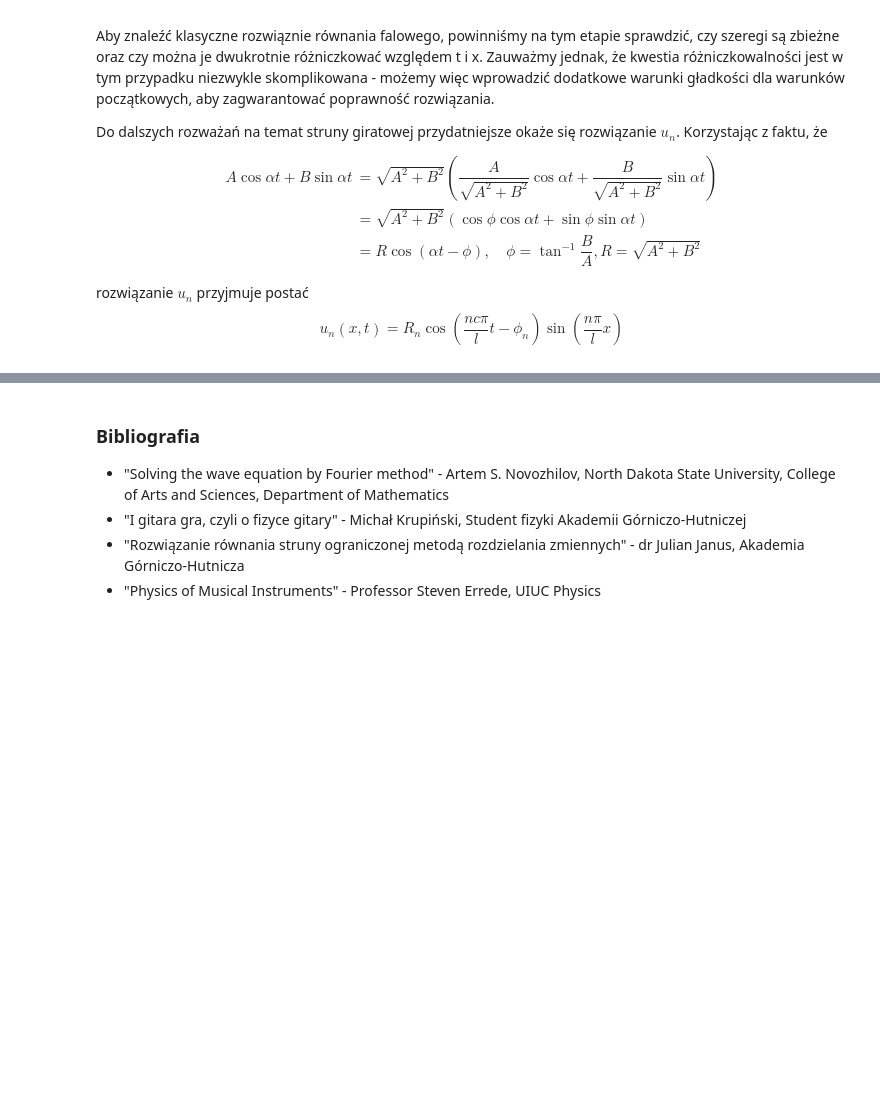
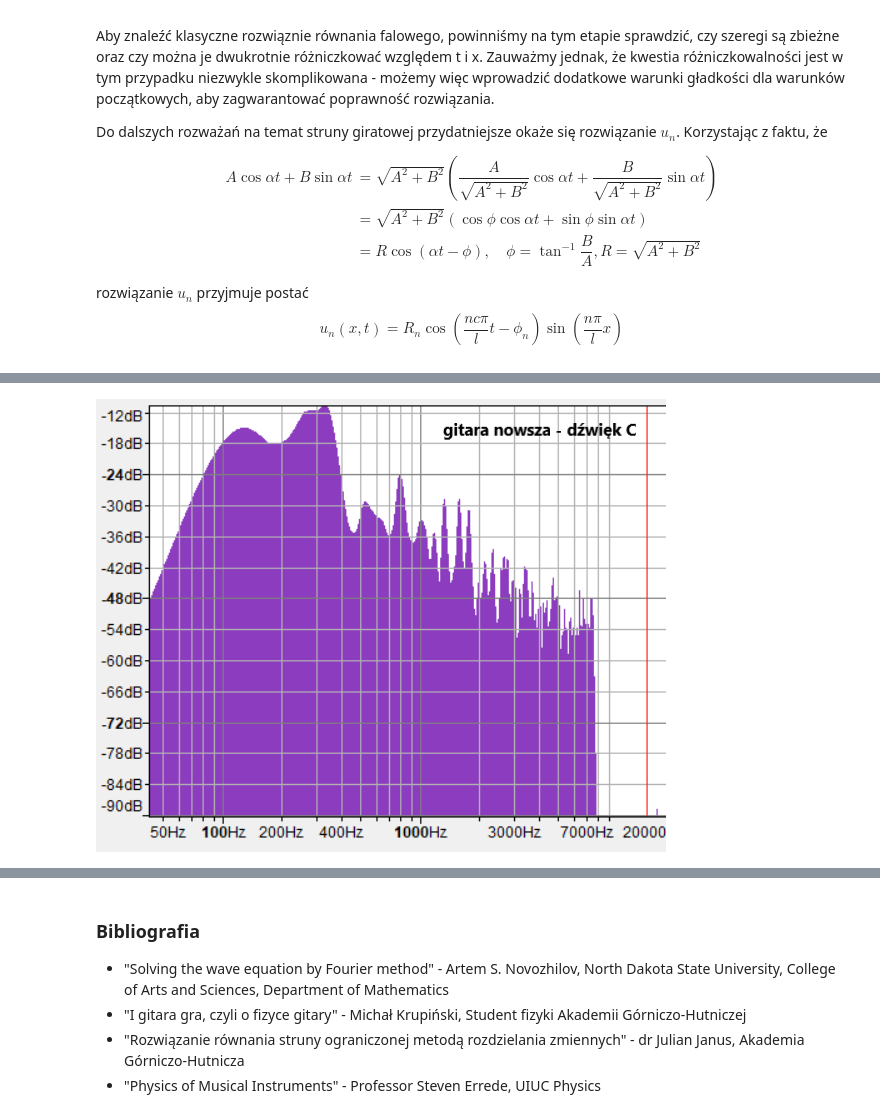
Before and after one commit to MagdalenaRys/ODE_project_WaveEquation, a Jupyter notebook: wave_equation_project.ipynb, the cells around one changed output, grey strips where cells are left out. Cells and saved outputs as stored; diff of their text form; code cells hidden in the pictures; blank space fills up the shorter version.

```diff
--- a/wave_equation_project.ipynb
+++ b/wave_equation_project.ipynb
@@ -184,0 +187,5 @@ barwę brzmienia gitary. Analiza tych częstotliwości umożliwia również odpo
+# %%
+from IPython.display import Image
+Image("gitara_nowa_C.png")
+# %% [output]
+[figure, added]
```
Also changed, not shown: parts of 4 cells of this notebook, 3 other files.
